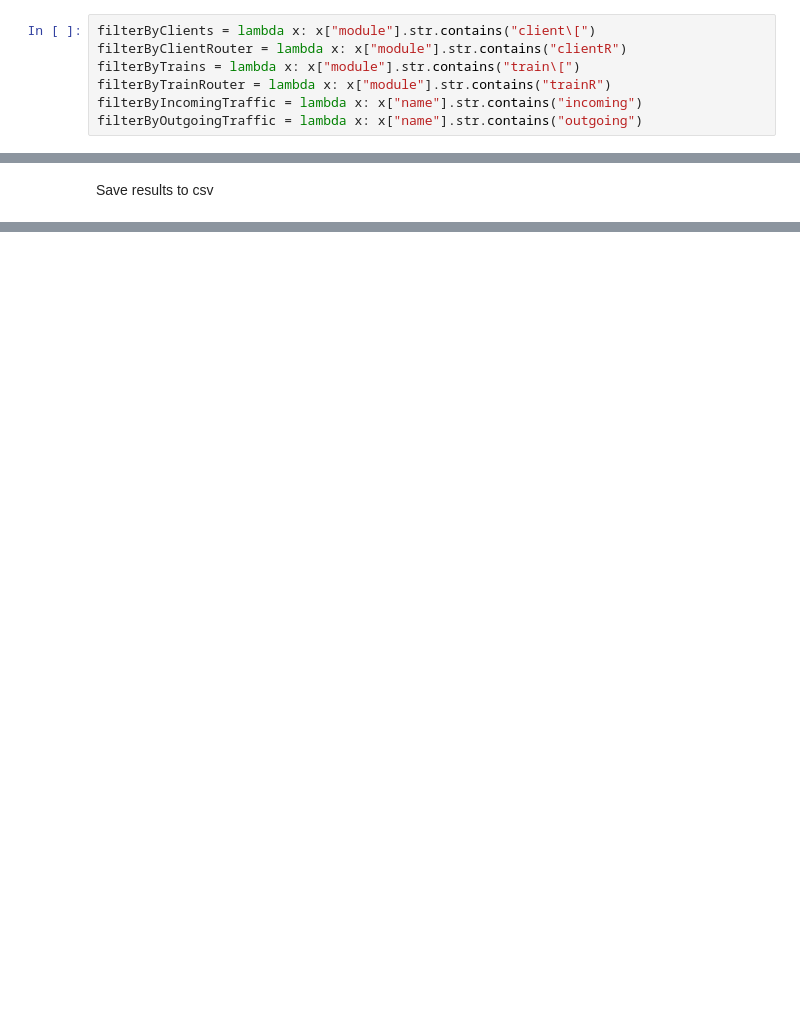
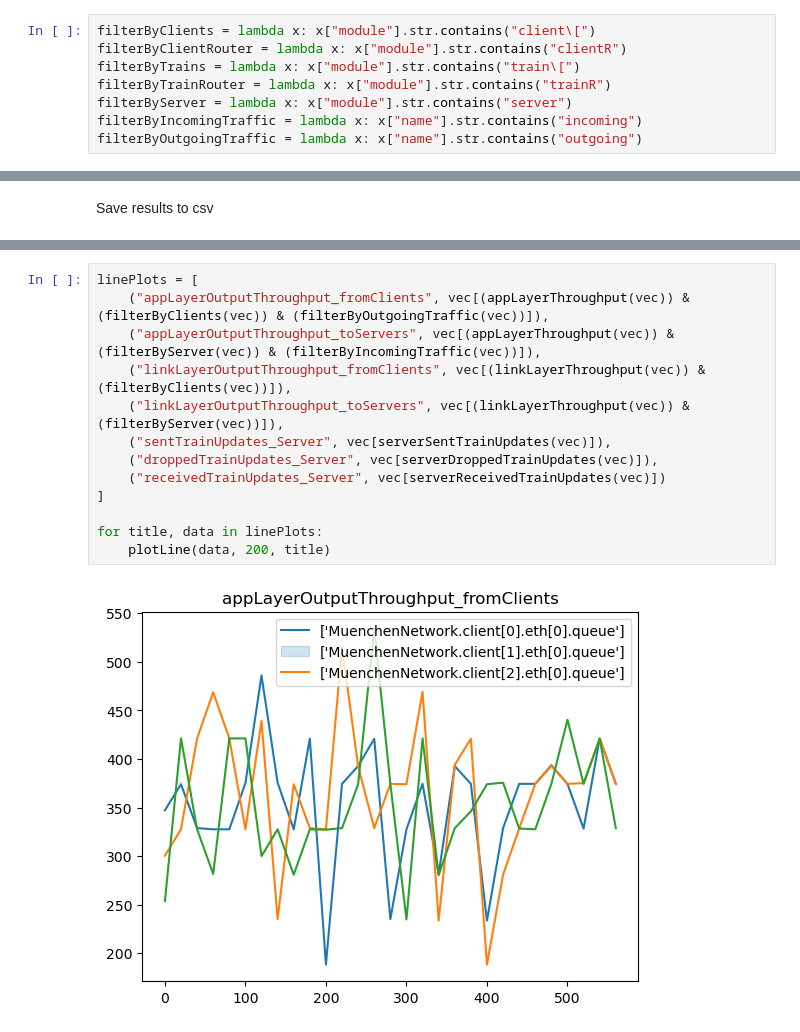
Before and after one commit to joaolucasmartins/NS2022, a Jupyter notebook: result_pipeline/notebook.ipynb, the cells around one changed output, grey strips where cells are left out. Saved outputs shown, nothing was run; the diff lists cells and outputs as text; blank space fills up the shorter version.

```diff
--- a/result_pipeline/notebook.ipynb
+++ b/result_pipeline/notebook.ipynb
@@ -104,6 +135,7 @@ filterByClients = lambda x: x["module"].str.contains("client\[")
 filterByClientRouter = lambda x: x["module"].str.contains("clientR")
 filterByTrains = lambda x: x["module"].str.contains("train\[")
 filterByTrainRouter = lambda x: x["module"].str.contains("trainR")
+filterByServer = lambda x: x["module"].str.contains("server")
 filterByIncomingTraffic = lambda x: x["name"].str.contains("incoming")
 filterByOutgoingTraffic = lambda x: x["name"].str.contains("outgoing")
 # %%
@@ -166,0 +214,15 @@ Save results to csv
+# %%
+linePlots = [
+    ("appLayerOutputThroughput_fromClients", vec[(appLayerThroughput(vec)) & (filterByClients(vec)) & (filterByOutgoingTraffic(vec))]),
+    ("appLayerOutputThroughput_toServers", vec[(appLayerThroughput(vec)) & (filterByServer(vec)) & (filterByIncomingTraffic(vec))]),
+    ("linkLayerOutputThroughput_fromClients", vec[(linkLayerThroughput(vec)) & (filterByClients(vec))]),
+    ("linkLayerOutputThroughput_toServers", vec[(linkLayerThroughput(vec)) & (filterByServer(vec))]),
+    ("sentTrainUpdates_Server", vec[serverSentTrainUpdates(vec)]),
+    ("droppedTrainUpdates_Server", vec[serverDroppedTrainUpdates(vec)]),
+    ("receivedTrainUpdates_Server", vec[serverReceivedTrainUpdates(vec)])
+]
+
+for title, data in linePlots:
+    plotLine(data, 200, title)
+# %% [output]
+[figure, added]
```
Also changed, not shown: parts of 10 cells of this notebook, 1 other file.
